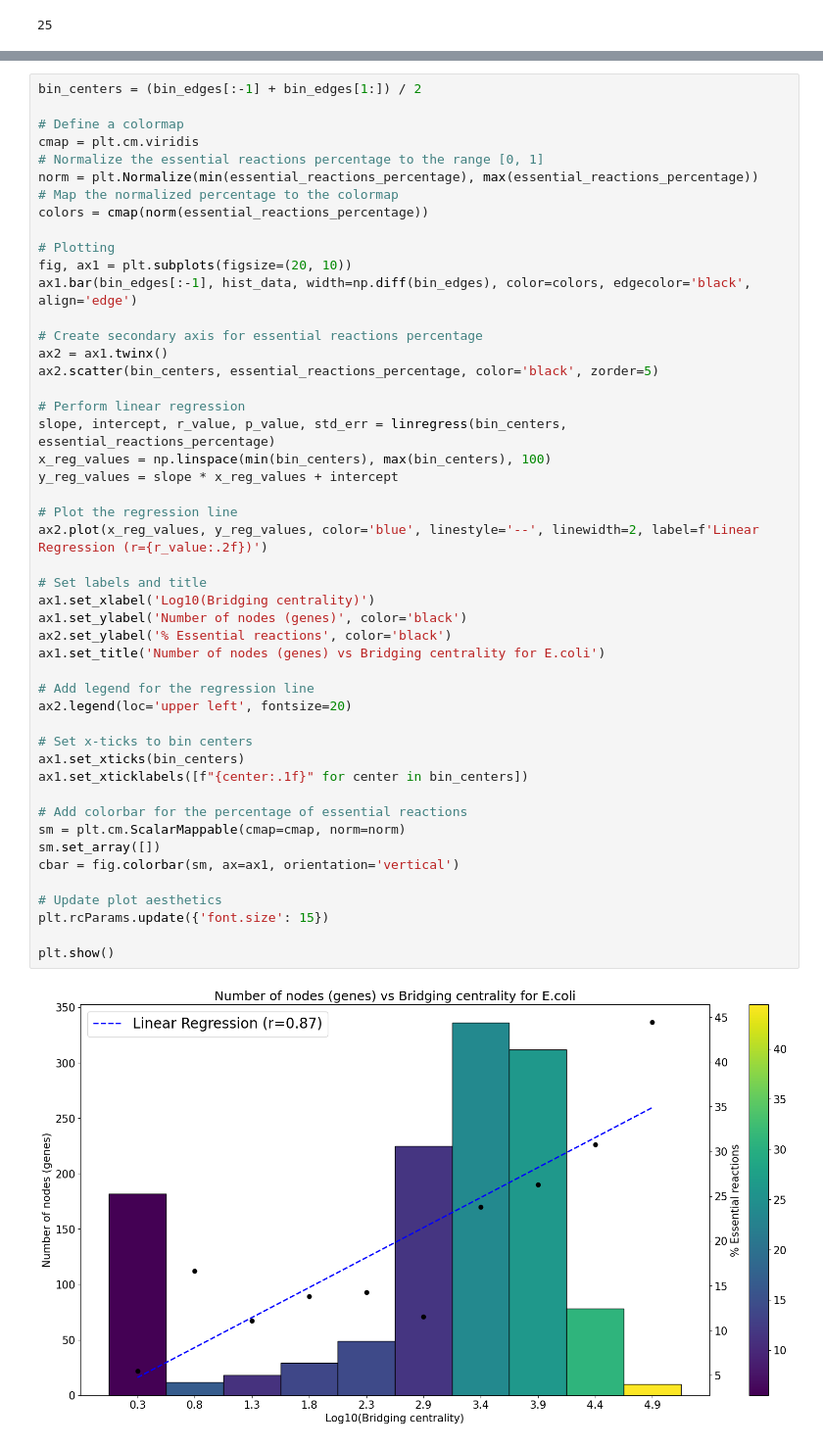
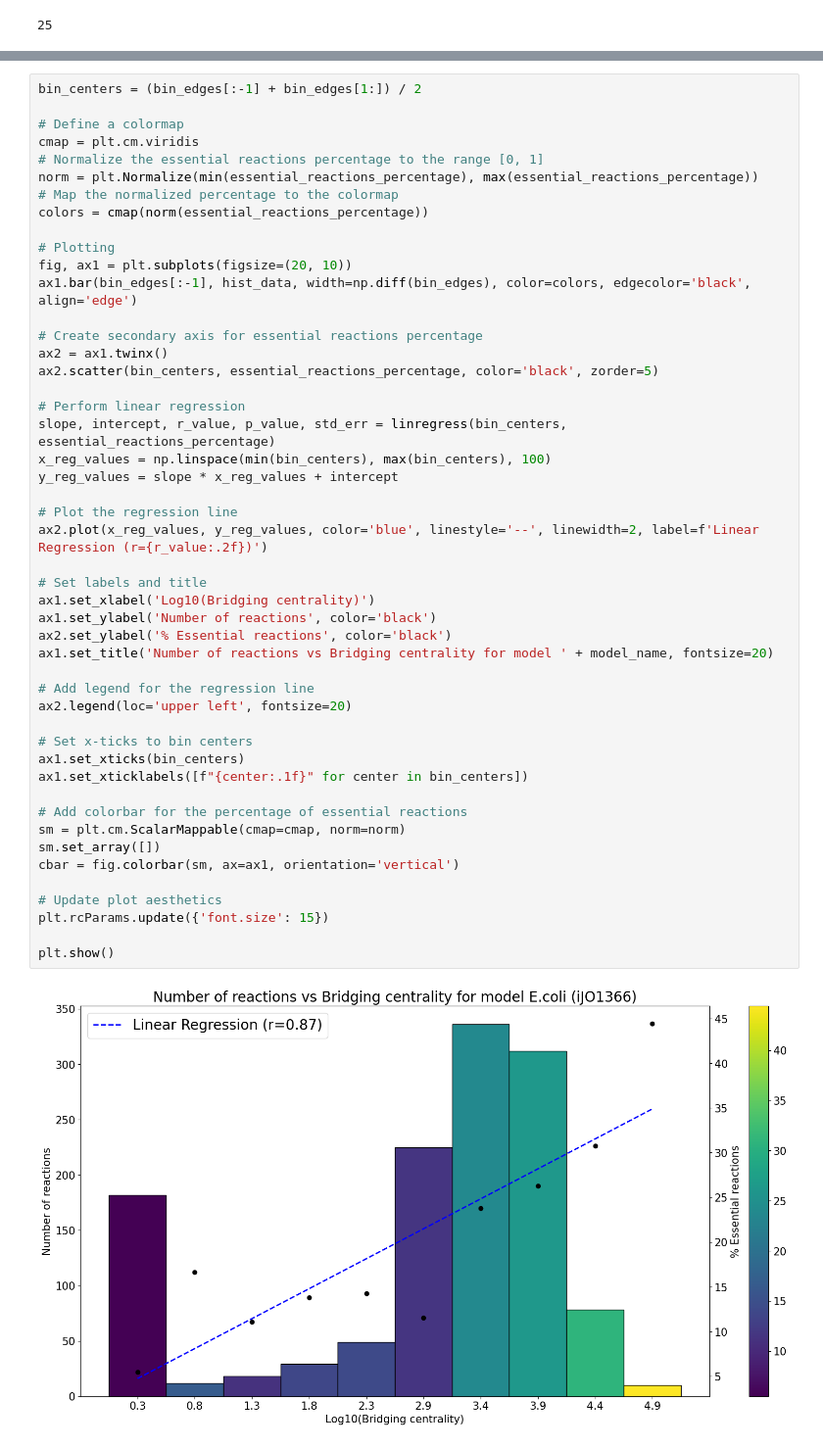
Before and after one commit to BennyKrup/BMI_206_Project, a Jupyter notebook: Plotting_figs.ipynb, the cells around one changed output, grey strips where cells are left out. Shown: that part at 98% size. Saved outputs shown, nothing was run; the diff lists cells and outputs as text.

Commit message:
Update Plotting_figs

```diff
--- a/Plotting_figs.ipynb
+++ b/Plotting_figs.ipynb
@@ -218,33 +241,33 @@ ax2.scatter(bin_centers, essential_reactions_percentage, color='black', zorder=5
 
 # Perform linear regression
 slope, intercept, r_value, p_value, std_err = linregress(bin_centers, essential_reactions_percentage)
 x_reg_values = np.linspace(min(bin_centers), max(bin_centers), 100)
 y_reg_values = slope * x_reg_values + intercept
 
 # Plot the regression line
 ax2.plot(x_reg_values, y_reg_values, color='blue', linestyle='--', linewidth=2, label=f'Linear Regression (r={r_value:.2f})')
 
 # Set labels and title
 ax1.set_xlabel('Log10(Bridging centrality)')
-ax1.set_ylabel('Number of nodes (genes)', color='black')
+ax1.set_ylabel('Number of reactions', color='black')
 ax2.set_ylabel('% Essential reactions', color='black')
-ax1.set_title('Number of nodes (genes) vs Bridging centrality for E.coli')
+ax1.set_title('Number of reactions vs Bridging centrality for model ' + model_name, fontsize=20)
 
 # Add legend for the regression line
 ax2.legend(loc='upper left', fontsize=20)
 
 # Set x-ticks to bin centers
 ax1.set_xticks(bin_centers)
 ax1.set_xticklabels([f"{center:.1f}" for center in bin_centers])
 
 # Add colorbar for the percentage of essential reactions
 sm = plt.cm.ScalarMappable(cmap=cmap, norm=norm)
 sm.set_array([])
 cbar = fig.colorbar(sm, ax=ax1, orientation='vertical')
 
 # Update plot aesthetics
 plt.rcParams.update({'font.size': 15})
 
 plt.show()
 # %% [output]
-[figure, old version]
+[figure, new version]
```
Also changed, not shown: parts of 9 cells of this notebook.
